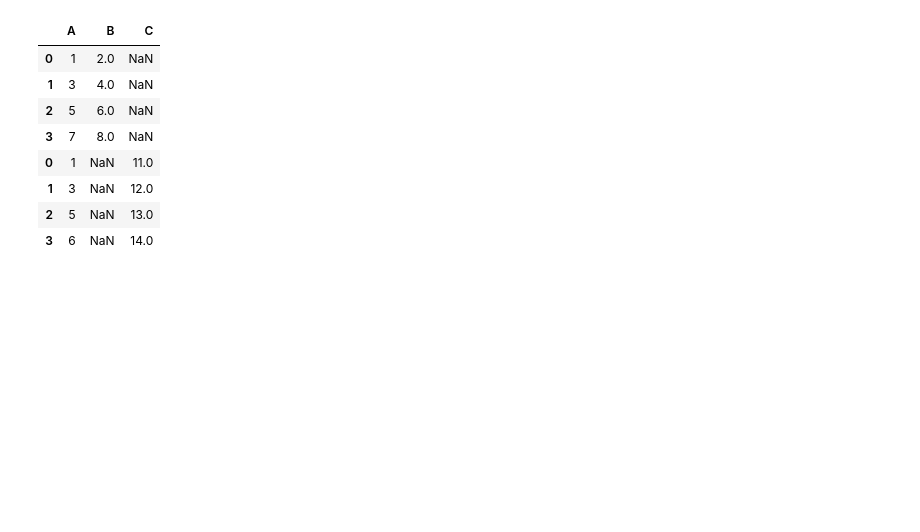
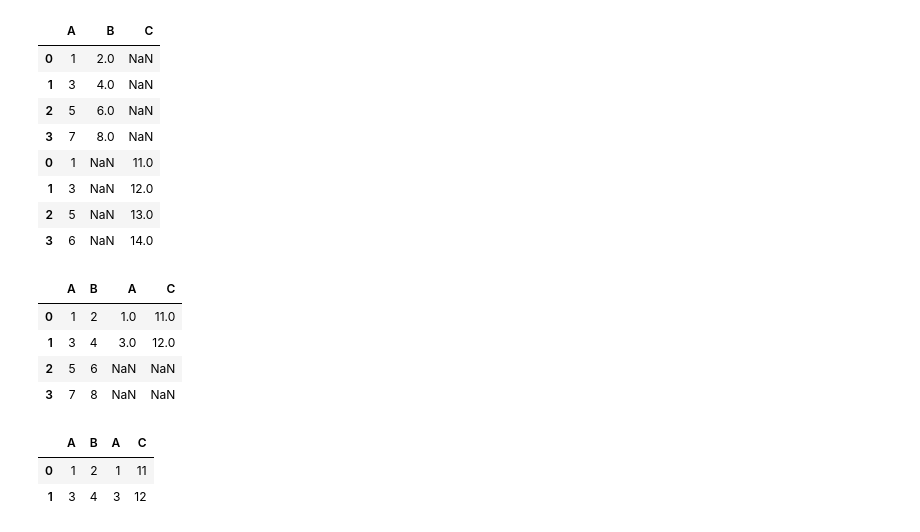
Before and after one commit to NishmthaM/Python_pandas, a Jupyter notebook: Python_Pandas.ipynb, the cells around one changed output. Drawn from its saved outputs; the diff is of its cells as text; code cells hidden in the pictures; blank space fills up the shorter version.

```diff
--- a/Python_Pandas.ipynb
+++ b/Python_Pandas.ipynb
@@ -1761,3 +1761,24 @@ pd.concat([a,b],axis=0)
 | 1 | 3 | NaN | 12.0 |
 | 2 | 5 | NaN | 13.0 |
 | 3 | 6 | NaN | 14.0 |
+# %%
+# outer - union
+# inner - intersection
+
+a=pd.DataFrame({"A":[1,3,5,7],"B":[2,4,6,8]})
+b=pd.DataFrame({"A":[1,3],"C":[11,12]})
+
+
+pd.concat([a,b],axis=1,join="outer")
+# %% [output]
+|  | A | B | A | C |
+| 0 | 1 | 2 | 1.0 | 11.0 |
+| 1 | 3 | 4 | 3.0 | 12.0 |
+| 2 | 5 | 6 | NaN | NaN |
+| 3 | 7 | 8 | NaN | NaN |
+# %%
+pd.concat([a,b],axis=1,join="inner")
+# %% [output]
+|  | A | B | A | C |
+| 0 | 1 | 2 | 1 | 11 |
+| 1 | 3 | 4 | 3 | 12 |
```
